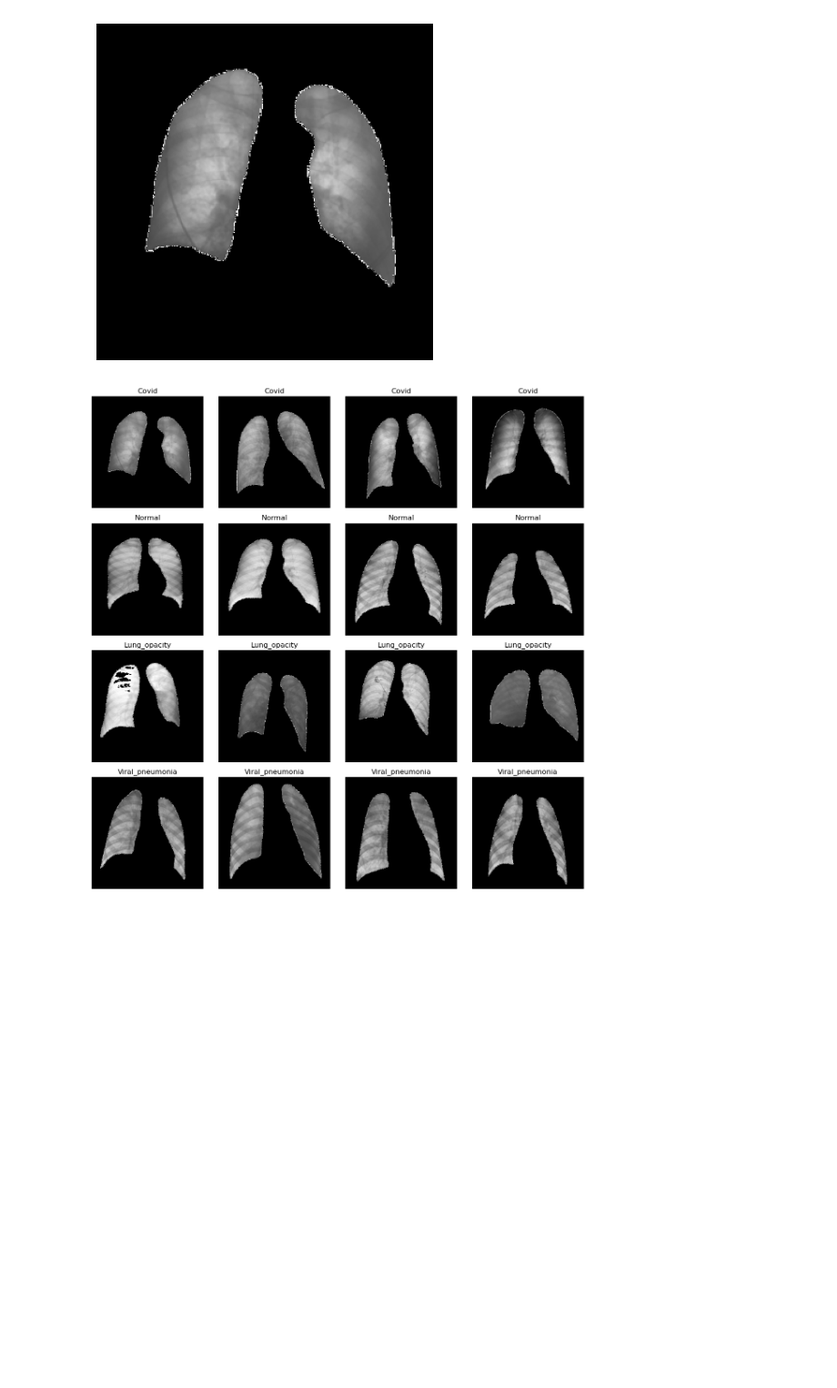
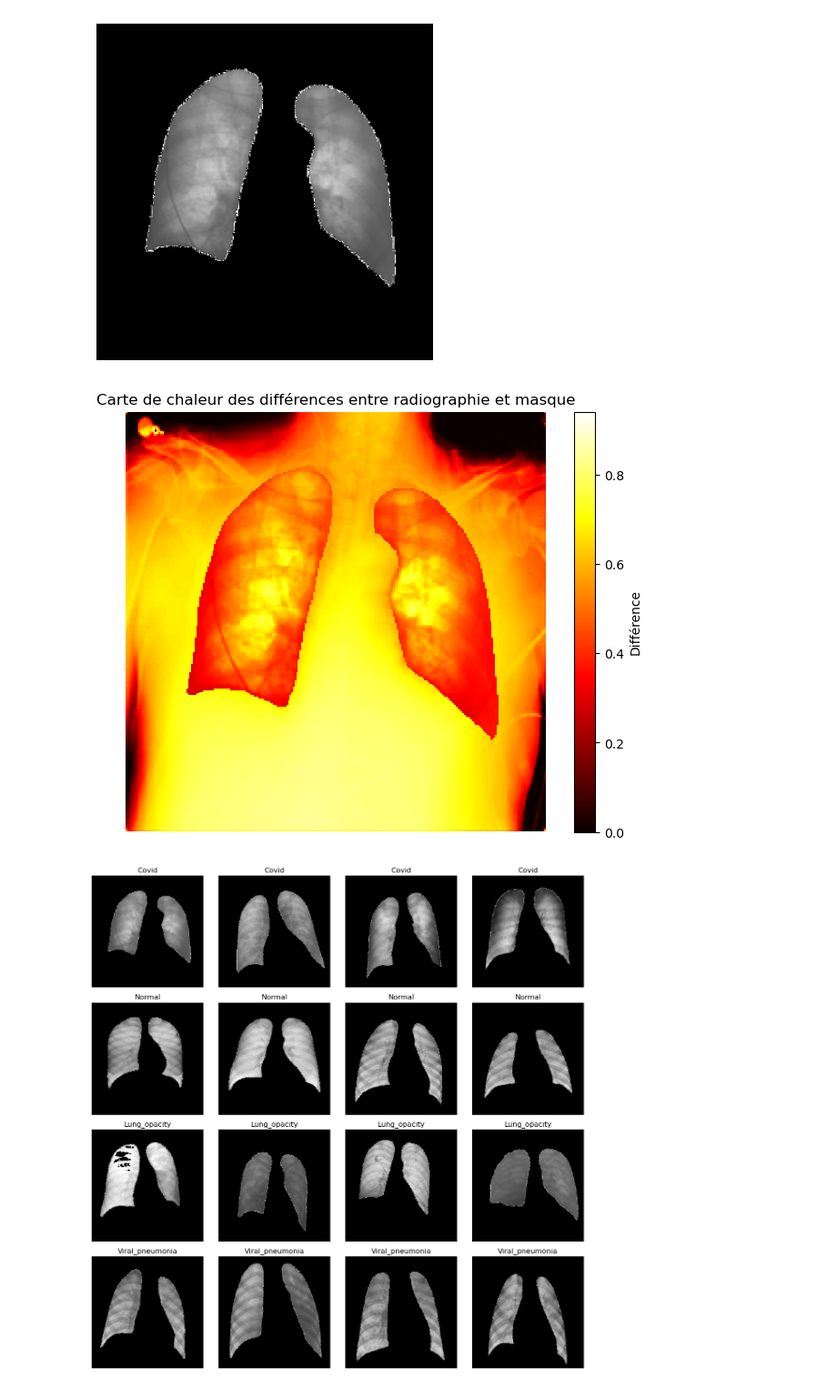
Before and after one commit to ropakolai/Projet_Datascientest, a Jupyter notebook: Exploration_DataViz/Exploration_DataViz.ipynb, the cells around one changed output. Shown at 91% size. Drawn from its saved outputs; the diff is of its cells as text; code cells hidden in the pictures; blank space fills up the shorter version.

Commit message:
Update carte de chaleur

```diff
--- a/Exploration_DataViz/Exploration_DataViz.ipynb
+++ b/Exploration_DataViz/Exploration_DataViz.ipynb
@@ -557,6 +559,31 @@ plt.axis('off')
 plt.show()
 # %% [output]
 [figure]
+# %%
+# Charger les radiographies et les masques
+radiographie = io.imread('/Users/Mac/Desktop/DataScientest/Projet_Datascientest/Exploration_DataViz/COVID/COVID-1.png', as_gray=True)
+masque = io.imread('/Users/Mac/Desktop/DataScientest/Projet_Datascientest/Exploration_DataViz/COVID_mask/COVID-1.png')
+
+
+
+#Convertir le masque en niveaux de gris
+masque_gris = color.rgb2gray(masque)
+
+#Redimensionner les images pour qu'elles aient la même taille
+radiographie = transform.resize(radiographie, masque_gris.shape, mode='constant', anti_aliasing=True)
+
+# Calculer les différences
+differences = np.abs(radiographie - masque_gris)
+
+#Créer une carte de chaleur
+plt.figure(figsize=(8, 6))
+plt.imshow(differences, cmap='hot', interpolation='nearest')
+plt.colorbar(label='Différence')
+plt.title('Carte de chaleur des différences entre radiographie et masque')
+plt.axis('off')
+plt.show()
+# %% [output]
+[figure, added]
 # %%
 # Dossier contenant les images et les masques pour chaque type
 image_folder = {
```
Also changed, not shown: parts of 2 cells of this notebook, 27 other files.
